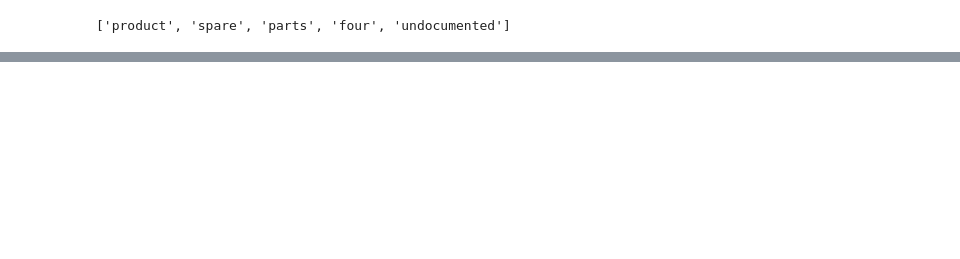
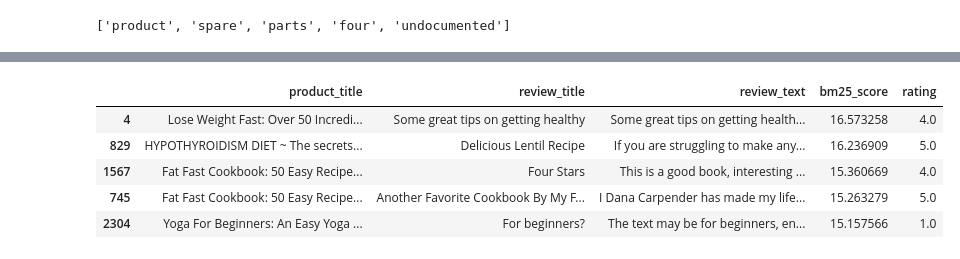
Before and after one commit to UBC-MDS/DSCI_575_project_artazyan_eduard08, a Jupyter notebook: notebooks/milestone1_exploration.ipynb, the cells around one changed output, grey strips where cells are left out. Drawn from its saved outputs; the diff is of its cells as text; code cells hidden in the pictures; blank space fills up the shorter version.

```diff
--- a/notebooks/milestone1_exploration.ipynb
+++ b/notebooks/milestone1_exploration.ipynb
@@ -309,24 +311,3 @@ for document in corpus:
 tokenized_corpus[1][:5]
 # %% [output]
 ['product', 'spare', 'parts', 'four', 'undocumented']
-# %%
-def bm25_search(query, bm25, df, top_k=5):
-
-    tokenized_query = tokenize( query)
-
-    scores = bm25.get_scores( tokenized_query)
-
-    sorted_indices = np.argsort(scores)
-    top_indices = sorted_indices[-top_k:]
-    top_indices = top_indices[::-1]
-
-    results = df.iloc[top_indices].copy()
-
-    results["bm25_score"] = scores[top_indices]
-
-    return results[[
-        "product_title",
-        "review_title",
-        "review_text",
-        "bm25_score"
-    ]]
@@ -379,0 +339,15 @@ with open("../data/processed/bm25.pkl", "wb") as f:
+# %%
+# Retrieve BM25
+bm25_model = load_bm25()
+
+# Test with a query
+query = "weight loss book"
+results = bm25_search(query, bm25_model, merged_df, top_k=5)
+results
+# %% [output]
+|  | product_title | review_title | review_text | bm25_score | rating |
+| 4 | Lose Weight Fast: Over 50 Incredi... | Some great tips on getting healthy | Some great tips on getting health... | 16.573258 | 4.0 |
+| 829 | HYPOTHYROIDISM DIET ~ The secrets... | Delicious Lentil Recipe | If you are struggling to make any... | 16.236909 | 5.0 |
+| 1567 | Fat Fast Cookbook: 50 Easy Recipe... | Four Stars | This is a good book, interesting ... | 15.360669 | 4.0 |
+| 745 | Fat Fast Cookbook: 50 Easy Recipe... | Another Favorite Cookbook By My F... | I Dana Carpender has made my life... | 15.263279 | 5.0 |
+| 2304 | Yoga For Beginners: An Easy Yoga ... | For beginners? | The text may be for beginners, en... | 15.157566 | 1.0 |
```
Also changed, not shown: parts of 14 cells of this notebook, 1 other file.
